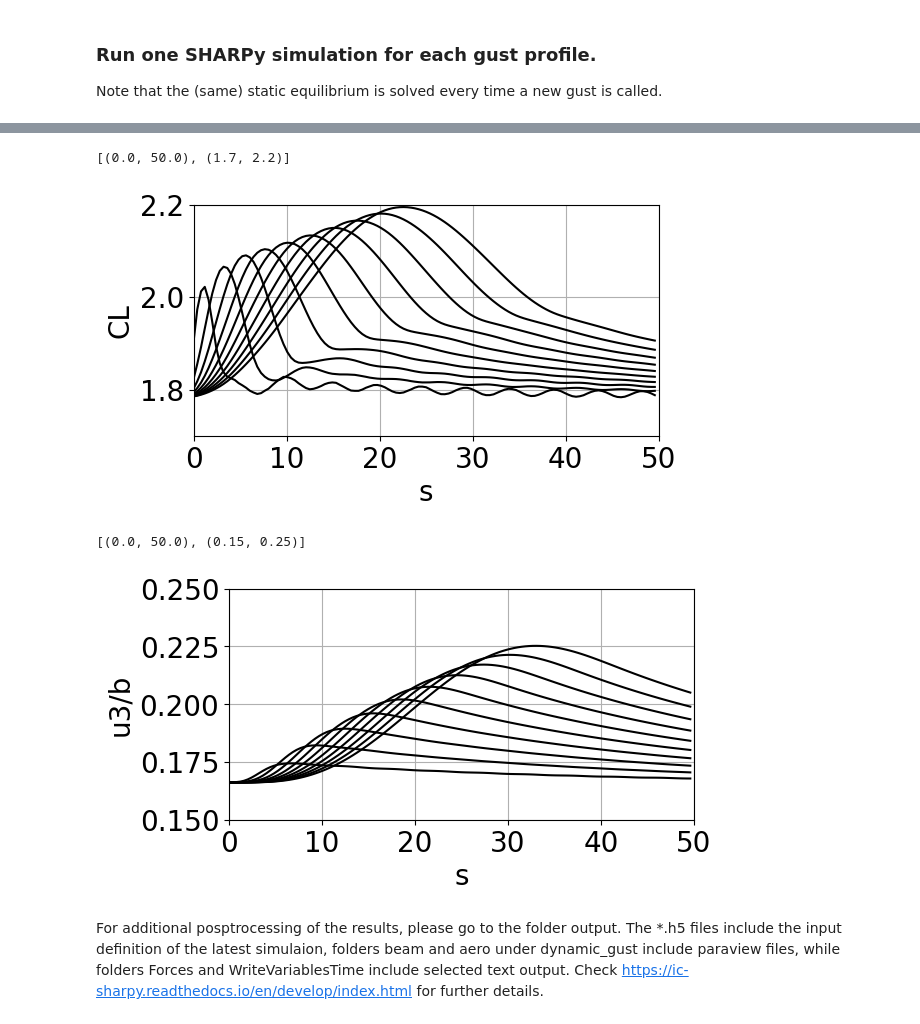
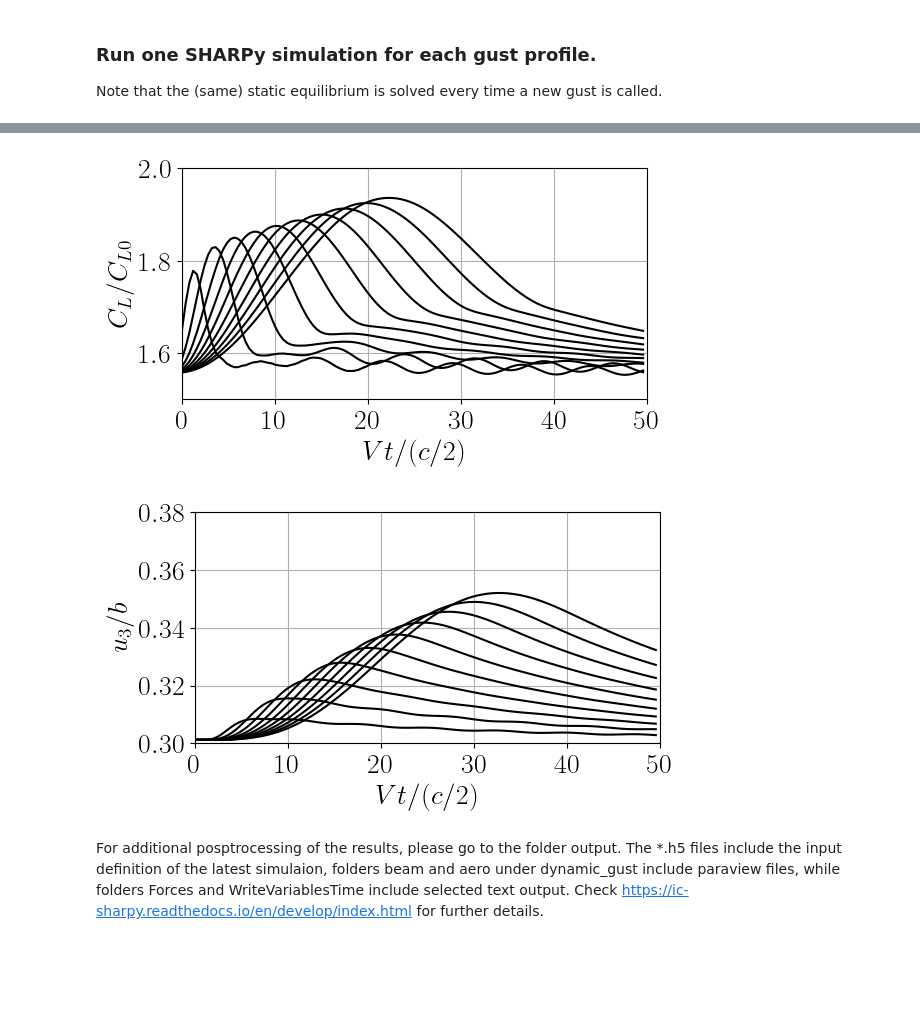
Before and after one commit to ImperialCollegeLondon/flexibleaircraftbook, a Jupyter notebook: 07UnsteadyAero/dynamic_gust.ipynb, the cells around one changed output, grey strips where cells are left out. Saved outputs shown, nothing was run; the diff lists cells and outputs as text; code cells hidden in the pictures; blank space fills up the shorter version.

```diff
--- a/07UnsteadyAero/dynamic_gust.ipynb
+++ b/07UnsteadyAero/dynamic_gust.ipynb
@@ -27,6 +29,7 @@ import sharpy.utils.generate_cases as gc   # Automate model generation.
 import sharpy.utils.algebra as algebra
 
 plt.rcParams.update({'font.size': 20})     # Large fonts in all plots
+plt.rcParams['text.usetex'] = True         # Use latex fonts.
 # %% [markdown]
 ### Initializing simulation environment
 # %%
@@ -335,32 +274,30 @@ LoadStep Subiter      DeltaF     DeltaX          Res      ResRel      ResFrc   R
 # %%
-# Plot lift coeicient.
+# Plot lift coefficient.
 time = np.linspace(0, dt*(time_steps-1), time_steps-1)
 
 fig, plotb = plt.subplots(1,1, figsize=(6, 3))
 plotb.grid()
-plotb.set_xlabel("s")
-plotb.set_ylabel("CL")
+plotb.set_xlabel(r'$Vt/(c/2)$')
+plotb.set_ylabel(r'$C_L/C_{L0}$')
 for jGust in range(nGusts):
     plotb.plot(2*time*Vinf/chord, Force[jGust][1:]/(.5*rho*(Vinf*w0)*chord*aspect_ratio*2*np.pi), linestyle='-', c='black')
-plotb.set(xlim=(0, 50), ylim=(1.7, 2.2))
-# Ucomment following line to save in figures folder
-# fig.savefig("figures/prismatic-gust-rho1-cl.eps",  format='eps', dpi=1000, bbox_inches='tight')
+plotb.set(xlim=(0, 50), ylim=(1.5, 2.0))
+# Uncomment following line to save in figures folder
+#fig.savefig("figures/prismatic-gust-cl.eps",  format='eps', dpi=1000, bbox_inches='tight')
 # %% [output]
-[(0.0, 50.0), (1.7, 2.2)]
-[figure, old version]
+[figure, new version]
 # %%
 #Plot wing tip displacement
 fig, plots = plt.subplots(1,1, figsize=(6, 3))
 plots.grid()
-plots.set_xlabel("s")
-plots.set_ylabel("u3/b")
+plots.set_xlabel(r'$Vt/(c/2)$')
+plots.set_ylabel(r'$u_3/b$')
 for jGust in range(nGusts):
     plots.plot(2*time*Vinf/chord, tip_pos[jGust][1:]/(chord*aspect_ratio), linestyle='-', c='black')
-plots.set(xlim=(0, 50), ylim=(0.15, 0.25))
+plots.set(xlim=(0, 50), ylim=(0.30, 0.38), yticks=np.arange(0.3,0.38,0.02));
 # Uncomment following line to save in figures folder
-#fig.savefig("figures/prismatic-gust-alpha10-tip.eps",  format='eps', dpi=1000, bbox_inches='tight')
+#fig.savefig("figures/prismatic-gust-tip.eps",  format='eps', dpi=1000, bbox_inches='tight')
 # %% [output]
-[(0.0, 50.0), (0.15, 0.25)]
-[figure, old version]
+[figure, new version]
 # %% [markdown]
 For additional posptrocessing of the results, please go to the folder output. The *.h5 files include the input definition of the latest simulaion, folders beam and aero under dynamic_gust include paraview files, while folders Forces and WriteVariablesTime include selected text output. Check  https://ic-sharpy.readthedocs.io/en/develop/index.html for further details.
```
Also changed, not shown: parts of 4 cells of this notebook.
